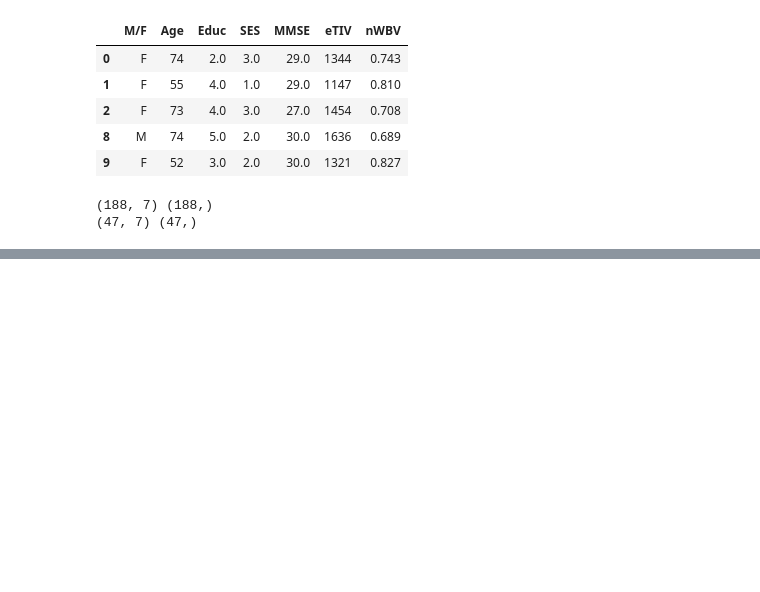
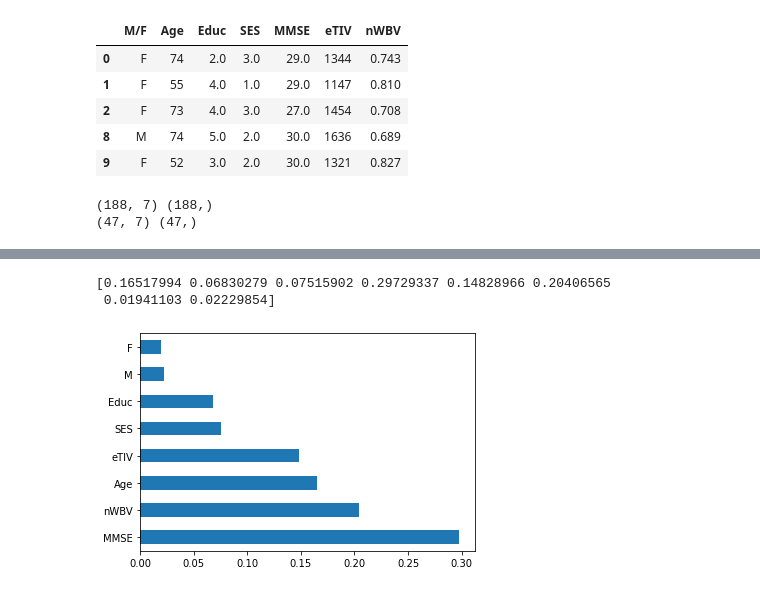
Before and after one commit to estanley16/mri-dementia-prediction, a Jupyter notebook: MRI_Dementia_Prediction.ipynb, the cells around one changed output, grey strips where cells are left out. Drawn from its saved outputs; the diff is of its cells as text; code cells hidden in the pictures; blank space fills up the shorter version.

```diff
--- a/MRI_Dementia_Prediction.ipynb
+++ b/MRI_Dementia_Prediction.ipynb
@@ -353,6 +297,0 @@ pprint(random_grid)
-# %%
-# Random search of parameters, using 2 fold cross validation,
-# search across 100 different combinations, and use all available cores
-forest_random = RandomizedSearchCV(estimator = forest, param_distributions = random_grid, n_iter = 50, cv = 2, verbose=2, random_state=42, n_jobs = -1)
-# Fit the random search model
-forest_random.fit(X_train_processed, y_train_processed)
@@ -405,9 +297,0 @@ Do the same random search for xgboost
-# %%
-xgb_params={'n_estimators': [10, 50, 100, 500,1000],
-            'max_depth': [3,4,5,6],
-            'min_child_weight': [1, 5, 10],
-            'learning_rate': [0.01, 0.05, 0.1, 0.2, 0.5]}
-xgb_random = RandomizedSearchCV(estimator = xgb, param_distributions = xgb_params, n_iter = 50, cv = 2, verbose=2, random_state=42, n_jobs = -1)
-# Fit the random search model
-xgb_random.fit(X_train_processed, y_train_processed)
-xgb_random.best_params_
@@ -436,0 +304,13 @@ Improvement of 3.97%.
+# %%
+from sklearn.ensemble import RandomForestClassifier
+from sklearn.linear_model import LogisticRegression
+from xgboost import XGBClassifier
+from sklearn.naive_bayes import BernoulliNB
+from sklearn.svm import SVC
+
+#create default models for initial comparison
+forest_df=RandomForestClassifier(random_state=6)
+logistic_df=LogisticRegression(solver='newton-cg', multi_class='multinomial', random_state=6) #params changed in order to converge on a multiclass target
+xgb_df=XGBClassifier(random_state=6)
+nb_df=BernoulliNB()
+svc_df= SVC(kernel='linear', random_state=6) #default kernel (rbf) gave a much lower score, so tried others and linear was comparable
@@ -436,0 +372,12 @@ Improvement of 3.97%.
+# %%
+#quickly see what the most important features are for the random forest model using feature_importances
+forest_df.fit(X_train_processed,y_train_processed)
+print(forest_df.feature_importances_) #use inbuilt class feature_importances of tree based classifiers
+#plot graph of feature importances for better visualization
+feat_importances = pd.Series(forest_df.feature_importances_, index=X_train_processed.columns)
+feat_importances.nlargest(10).plot(kind='barh')
+plt.show()
+# %% [output]
+[0.16517994 0.06830279 0.07515902 0.29729337 0.14828966 0.20406565
+ 0.01941103 0.02229854]
+[figure, added]
```
Also changed, not shown: parts of 37 cells of this notebook.
